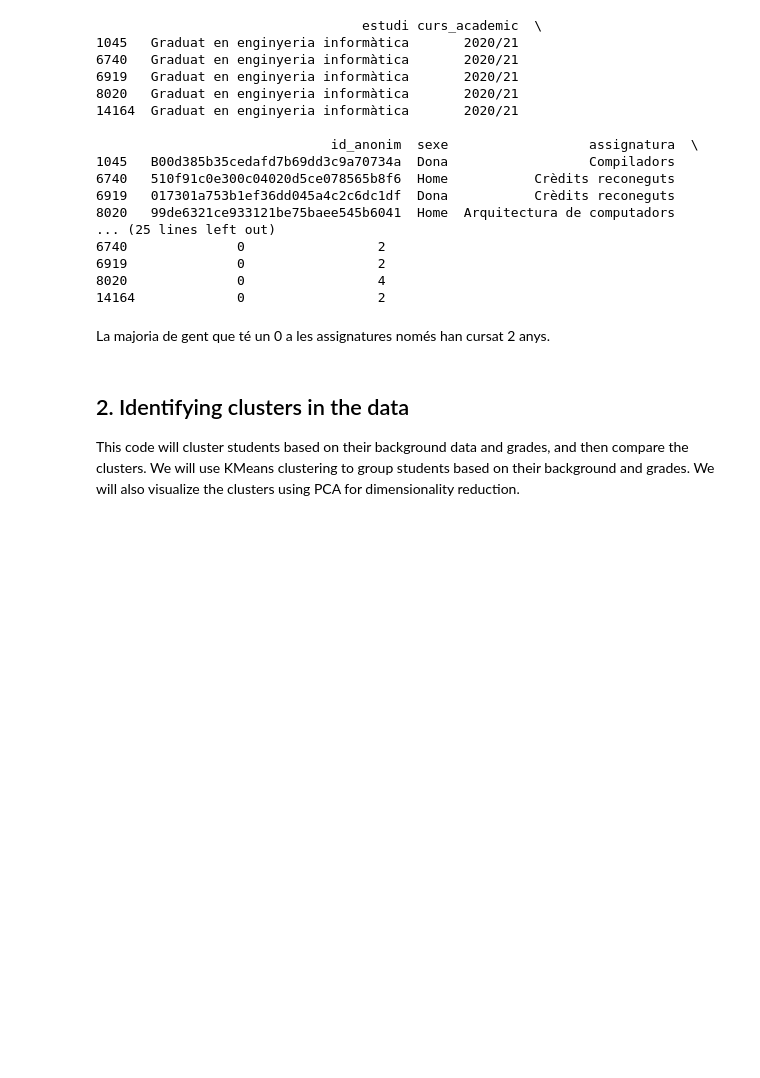
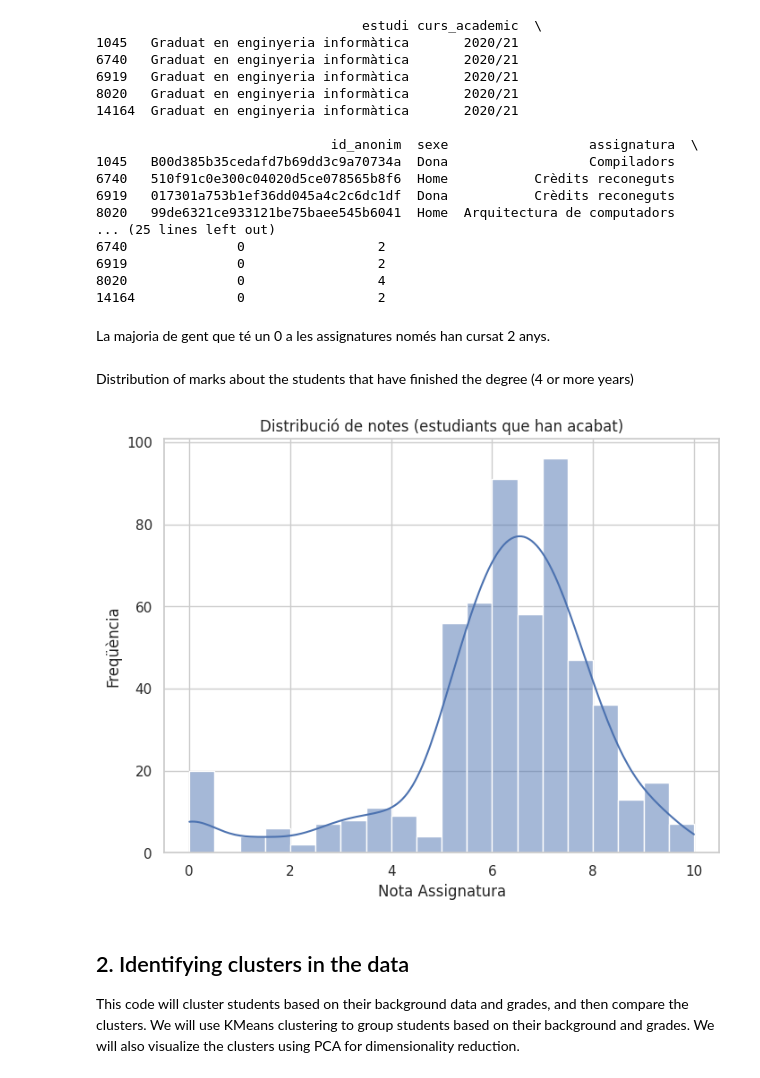
Before and after one commit to laurabolta/Synthesis-Project-I, a Jupyter notebook: Student_plots.ipynb, the cells around one changed output. Saved outputs shown, nothing was run; the diff lists cells and outputs as text; code cells hidden in the pictures; blank space fills up the shorter version.

Commit message:
Plot about students

```diff
--- a/Student_plots.ipynb
+++ b/Student_plots.ipynb
@@ -208,6 +213,20 @@ print(incoherentes.head(5))
 14164             0                 2
 # %% [markdown]
 La majoria de gent que té un 0 a les assignatures només han cursat 2 anys.
+# %% [markdown]
+Distribution of marks about the students that have finished the degree (4 or more years)
+# %%
+clean_df['num_anys_cursats'] = clean_df.groupby('id_anonim')['curs_academic'].transform('nunique')
+students_finish = clean_df[clean_df['num_anys_cursats'] >= 4]
+students_finish_unique = students_finish.drop_duplicates(subset='id_anonim', keep='first')
+plt.figure(figsize=(8, 6))
+sns.histplot(students_finish_unique['nota_assignatura'], kde=True, bins=20)
+plt.title('Distribució de notes (estudiants que han acabat)')
+plt.xlabel('Nota Assignatura')
+plt.ylabel('Freqüència')
+plt.show()
+# %% [output]
+[figure, added]
 # %% [markdown]
 ## 2. Identifying clusters in the data
 This code will cluster students based on their background data and grades, and then compare the clusters. We will use KMeans clustering to group students based on their background and grades. We will also visualize the clusters using PCA for dimensionality reduction.
```
Also changed, not shown: parts of 2 cells of this notebook.
